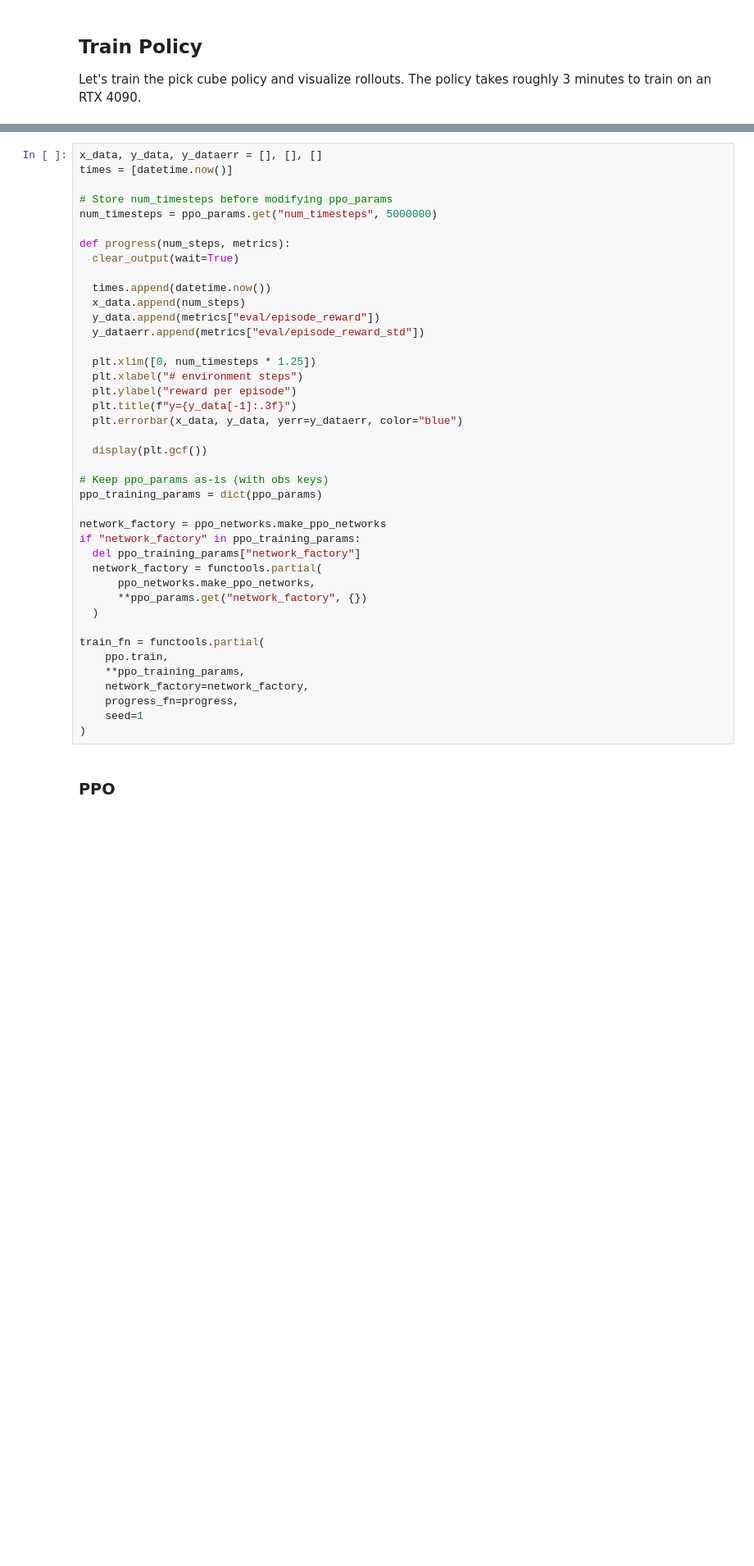
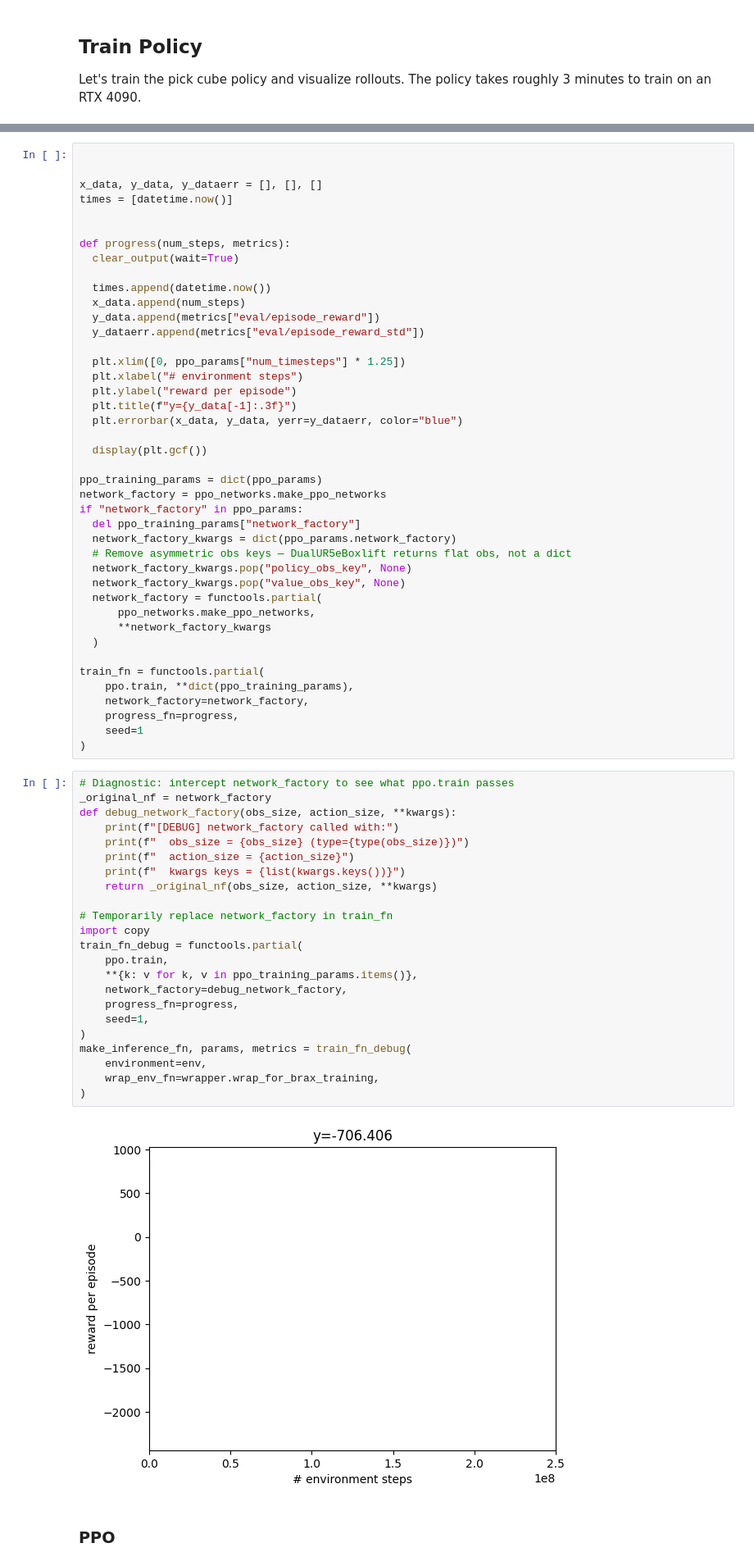
Before and after one commit to alinjar1996/mujoco_playground, a Jupyter notebook: learning/notebooks/manipulation.ipynb, the cells around one changed output, grey strips where cells are left out. Shown at 82% size. Drawn from its saved outputs; the diff is of its cells as text; blank space fills up the shorter version.

```diff
--- a/learning/notebooks/manipulation.ipynb
+++ b/learning/notebooks/manipulation.ipynb
@@ -304,9 +310,9 @@ value_obs_key: None
 # %%
+
+
 x_data, y_data, y_dataerr = [], [], []
 times = [datetime.now()]
 
-# Store num_timesteps before modifying ppo_params
-num_timesteps = ppo_params.get("num_timesteps", 5000000)
 
 def progress(num_steps, metrics):
   clear_output(wait=True)
@@ -316,7 +322,7 @@ def progress(num_steps, metrics):
   y_data.append(metrics["eval/episode_reward"])
   y_dataerr.append(metrics["eval/episode_reward_std"])
 
-  plt.xlim([0, num_timesteps * 1.25])
+  plt.xlim([0, ppo_params["num_timesteps"] * 1.25])
   plt.xlabel("# environment steps")
   plt.ylabel("reward per episode")
   plt.title(f"y={y_data[-1]:.3f}")
@@ -324,23 +330,49 @@ def progress(num_steps, metrics):
 
   display(plt.gcf())
 
-# Keep ppo_params as-is (with obs keys)
 ppo_training_params = dict(ppo_params)
-
 network_factory = ppo_networks.make_ppo_networks
-if "network_factory" in ppo_training_params:
+if "network_factory" in ppo_params:
   del ppo_training_params["network_factory"]
+  network_factory_kwargs = dict(ppo_params.network_factory)
+  # Remove asymmetric obs keys — DualUR5eBoxlift returns flat obs, not a dict
+  network_factory_kwargs.pop("policy_obs_key", None)
+  network_factory_kwargs.pop("value_obs_key", None)
   network_factory = functools.partial(
       ppo_networks.make_ppo_networks,
-      **ppo_params.get("network_factory", {})
+      **network_factory_kwargs
   )
 
 train_fn = functools.partial(
-    ppo.train,
-    **ppo_training_params,
+    ppo.train, **dict(ppo_training_params),
     network_factory=network_factory,
     progress_fn=progress,
     seed=1
 )
+# %%
+# Diagnostic: intercept network_factory to see what ppo.train passes
+_original_nf = network_factory
+def debug_network_factory(obs_size, action_size, **kwargs):
+    print(f"[DEBUG] network_factory called with:")
+    print(f"  obs_size = {obs_size} (type={type(obs_size)})")
+    print(f"  action_size = {action_size}")
+    print(f"  kwargs keys = {list(kwargs.keys())}")
+    return _original_nf(obs_size, action_size, **kwargs)
+
+# Temporarily replace network_factory in train_fn
+import copy
+train_fn_debug = functools.partial(
+    ppo.train,
+    **{k: v for k, v in ppo_training_params.items()},
+    network_factory=debug_network_factory,
+    progress_fn=progress,
+    seed=1,
+)
+make_inference_fn, params, metrics = train_fn_debug(
+    environment=env,
+    wrap_env_fn=wrapper.wrap_for_brax_training,
+)
+# %% [output]
+[figure, added]
 # %% [markdown]
 ### PPO
```
Also changed, not shown: parts of 10 cells of this notebook, 2 other files.
